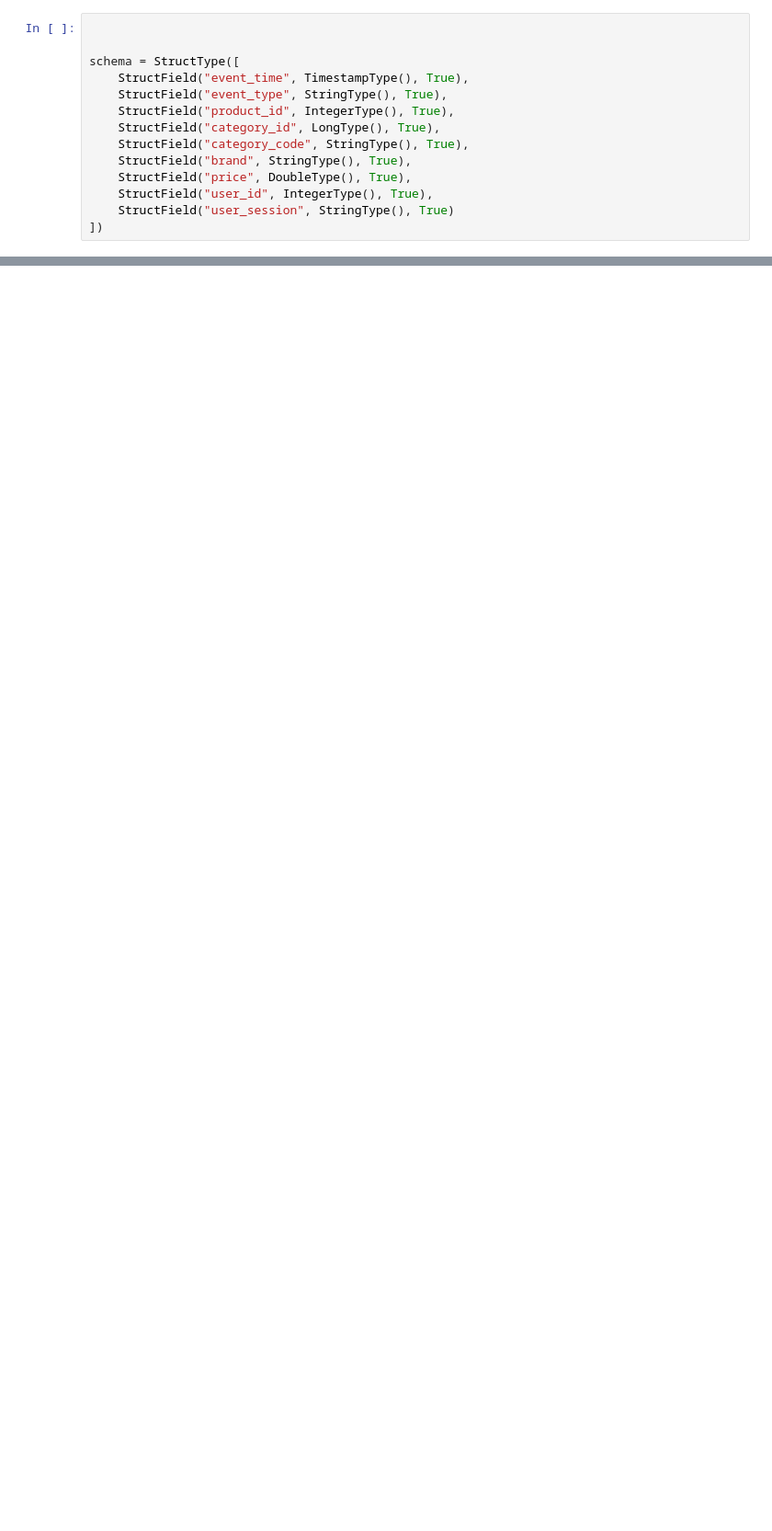
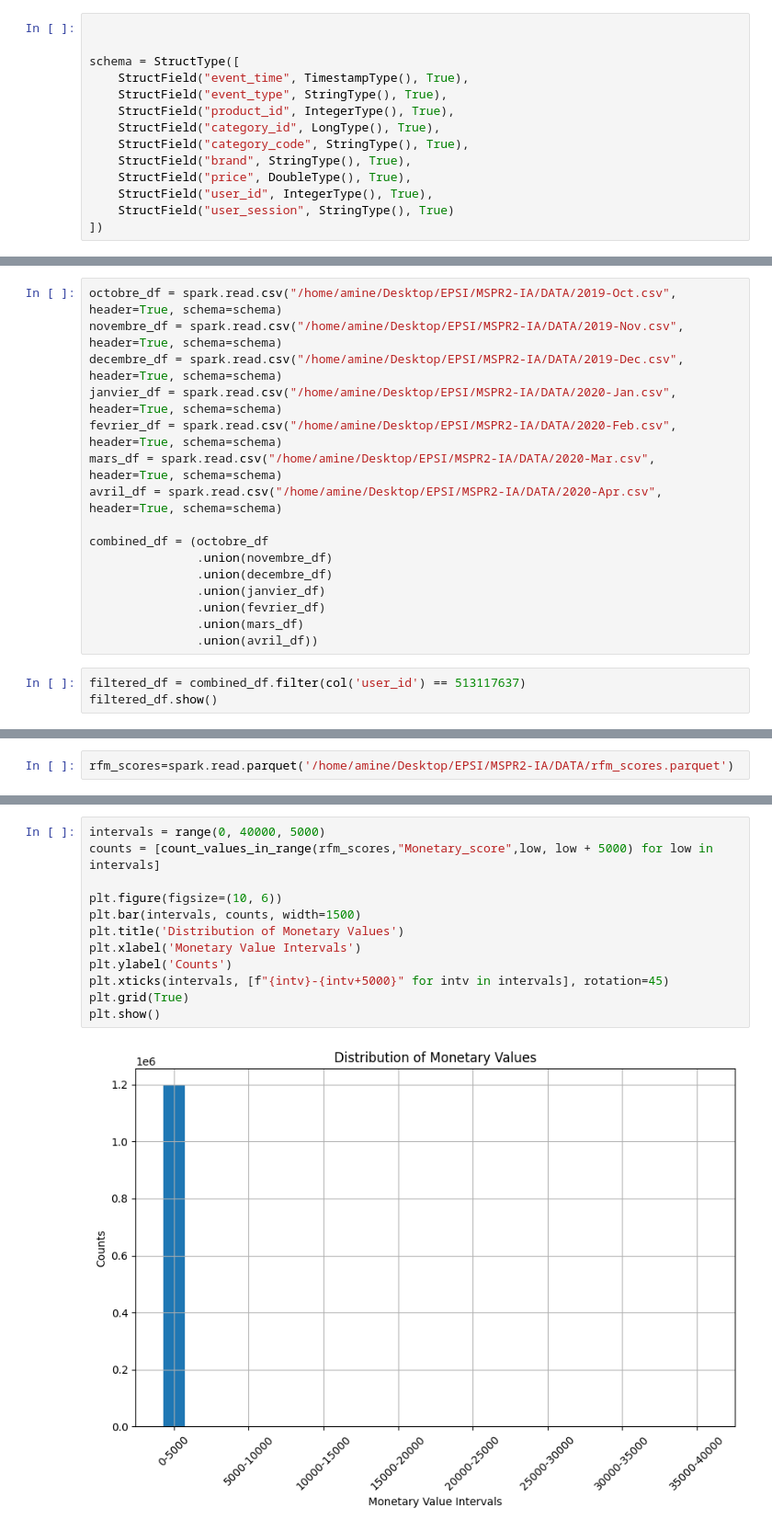
Before and after one commit to Zenaidji/Segmentation-client, a Jupyter notebook: MSPR_Clustring.ipynb, the cells around one changed output, grey strips where cells are left out. Shown: that part at 92% size. Cells and saved outputs as stored; diff of their text form; blank space fills up the shorter version.

```diff
--- a/MSPR_Clustring.ipynb
+++ b/MSPR_Clustring.ipynb
@@ -339,0 +56,19 @@ only showing top 20 rows
+# %%
+octobre_df = spark.read.csv("/home/amine/Desktop/EPSI/MSPR2-IA/DATA/2019-Oct.csv", header=True, schema=schema)
+novembre_df = spark.read.csv("/home/amine/Desktop/EPSI/MSPR2-IA/DATA/2019-Nov.csv", header=True, schema=schema)
+decembre_df = spark.read.csv("/home/amine/Desktop/EPSI/MSPR2-IA/DATA/2019-Dec.csv", header=True, schema=schema)
+janvier_df = spark.read.csv("/home/amine/Desktop/EPSI/MSPR2-IA/DATA/2020-Jan.csv", header=True, schema=schema)
+fevrier_df = spark.read.csv("/home/amine/Desktop/EPSI/MSPR2-IA/DATA/2020-Feb.csv", header=True, schema=schema)
+mars_df = spark.read.csv("/home/amine/Desktop/EPSI/MSPR2-IA/DATA/2020-Mar.csv", header=True, schema=schema)
+avril_df = spark.read.csv("/home/amine/Desktop/EPSI/MSPR2-IA/DATA/2020-Apr.csv", header=True, schema=schema)
+
+combined_df = (octobre_df
+               .union(novembre_df)
+               .union(decembre_df)
+               .union(janvier_df)
+               .union(fevrier_df)
+               .union(mars_df)
+               .union(avril_df))
+# %%
+filtered_df = combined_df.filter(col('user_id') == 513117637)
+filtered_df.show()
@@ -339,0 +280,2 @@ only showing top 20 rows
+# %%
+rfm_scores=spark.read.parquet('/home/amine/Desktop/EPSI/MSPR2-IA/DATA/rfm_scores.parquet')
@@ -339,0 +346,14 @@ only showing top 20 rows
+# %%
+intervals = range(0, 40000, 5000)
+counts = [count_values_in_range(rfm_scores,"Monetary_score",low, low + 5000) for low in intervals]
+
+plt.figure(figsize=(10, 6))
+plt.bar(intervals, counts, width=1500)
+plt.title('Distribution of Monetary Values')
+plt.xlabel('Monetary Value Intervals')
+plt.ylabel('Counts')
+plt.xticks(intervals, [f"{intv}-{intv+5000}" for intv in intervals], rotation=45)
+plt.grid(True)
+plt.show()
+# %% [output]
+[figure, added]
```
Also changed, not shown: parts of 46 cells of this notebook, 18 other files.
